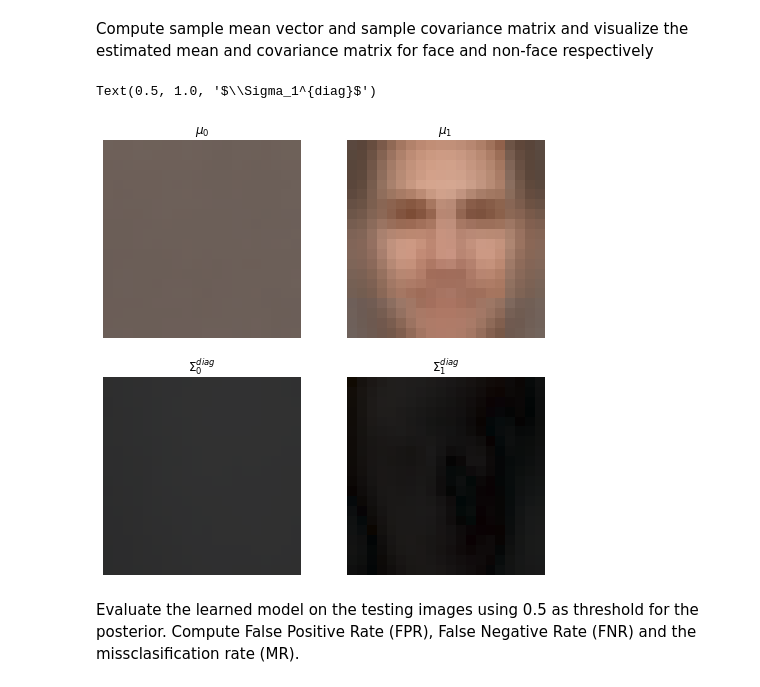
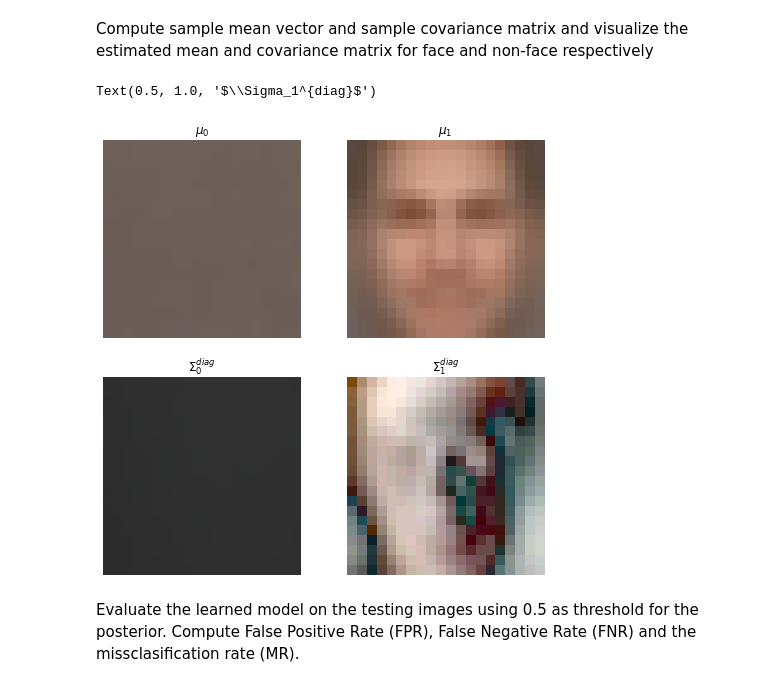
Before and after one commit to danmenloz/FaceDetection, a Jupyter notebook: Gaussian.ipynb, the cells around one changed output. Drawn from its saved outputs; the diff is of its cells as text; code cells hidden in the pictures.

```diff
--- a/Gaussian.ipynb
+++ b/Gaussian.ipynb
@@ -60,6 +60,15 @@ def convertToImage(X, model, mean, std, cov=False):
   if cov: # is a covariance vector?
     img = np.sqrt( abs(img) )
   return img.astype(np.uint8)
+
+# Reescale images to range [0,255]
+def normImage(img):
+    min = img.min()
+    max = img.max()
+    new_min = 0
+    new_max = 255
+    new_img =  (img - min) * ((new_max-new_min) / (max-min))
+    return new_img.astype(np.uint8)
 # %% [markdown]
 Load datasets into memmory
 # %%
@@ -186,34 +204,34 @@ Compute sample mean vector and sample covariance matrix and visualize the estima
 # %%
 # Emtpy lists
 mu_SMG = [None,None] # Mean
 sigma_SMG = [None,None] # Covariance
 
 # Train model
 mu_SMG[0] ,sigma_SMG[0] = fitSMG(X0_train)
 mu_SMG[1] ,sigma_SMG[1] = fitSMG(X1_train)
 
 # Convert vectors to images
 mu0_SMG_image = convertToImage(mu_SMG[0], nonface_model, nonface_avg, nonface_std)
 mu1_SMG_image = convertToImage(mu_SMG[1], face_model, face_avg, face_std)
 
 sigma0_SMG_image = convertToImage(sigma_SMG[0], nonface_model, nonface_avg, nonface_std, cov=True)
 sigma1_SMG_image = convertToImage(sigma_SMG[1], face_model, face_avg, face_std, cov=True)
 
 # Plot code
 fig, axes = plt.subplots(2,2, figsize=(8,8))
 [axi.axis('off') for axi in axes.flat] # hide axis
 
 axes[0,1].imshow(mu1_SMG_image)
 axes[0,1].set_title(r'$\mu_1$')
 axes[0,0].imshow(mu0_SMG_image)
 axes[0,0].set_title(r'$\mu_0$')
 axes[1,0].imshow(sigma0_SMG_image)
 axes[1,0].set_title(r'$\Sigma_0^{diag}$')
-axes[1,1].imshow(sigma1_SMG_image)
+axes[1,1].imshow(normImage(sigma1_SMG_image))
 axes[1,1].set_title(r'$\Sigma_1^{diag}$')
 # %% [output]
 Text(0.5, 1.0, '$\\Sigma_1^{diag}$')
-[figure, old version]
+[figure, new version]
 # %% [markdown]
 Evaluate the learned model on the testing images using 0.5 as threshold for the posterior. Compute False Positive Rate (FPR), False Negative Rate (FNR) and the missclasification rate (MR).
 # %%
```
Also changed, not shown: parts of 12 cells of this notebook.
